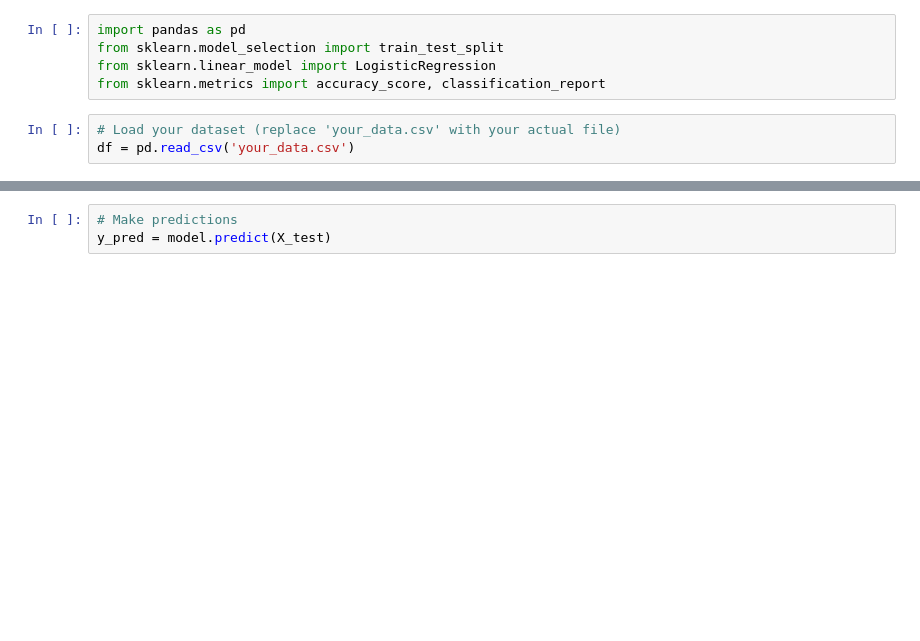
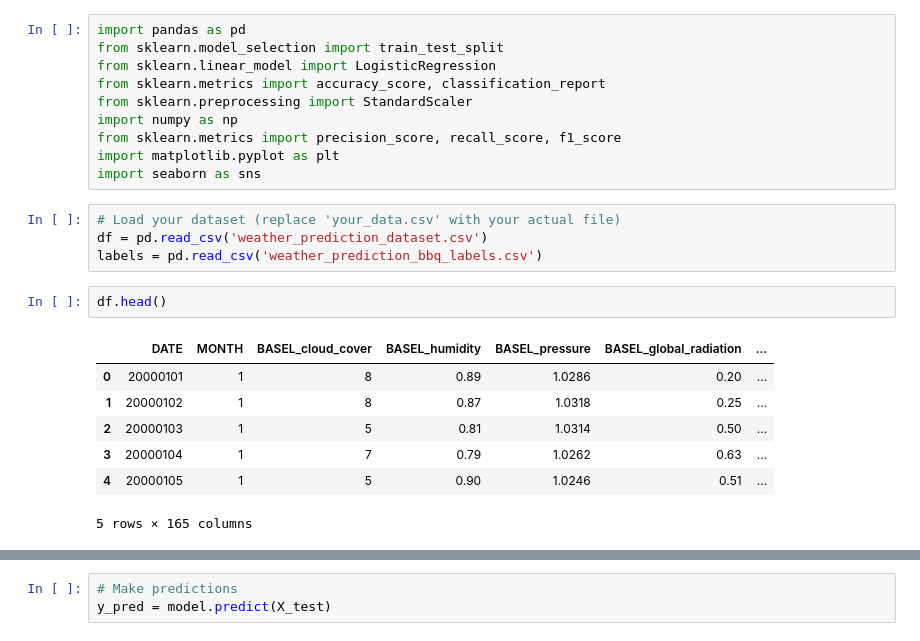
Before and after one commit to kiranch97/ML-AI-Codes, a Jupyter notebook: Logistic_regression_Bengineer_level_code_1.ipynb, the cells around one changed output, grey strips where cells are left out. Saved outputs shown, nothing was run; the diff lists cells and outputs as text; blank space fills up the shorter version.

```diff
--- a/Logistic_regression_Bengineer_level_code_1.ipynb
+++ b/Logistic_regression_Bengineer_level_code_1.ipynb
@@ -5,6 +5,22 @@ import pandas as pd
 from sklearn.model_selection import train_test_split
 from sklearn.linear_model import LogisticRegression
 from sklearn.metrics import accuracy_score, classification_report
+from sklearn.preprocessing import StandardScaler
+import numpy as np
+from sklearn.metrics import precision_score, recall_score, f1_score
+import matplotlib.pyplot as plt
+import seaborn as sns
 # %%
 # Load your dataset (replace 'your_data.csv' with your actual file)
-df = pd.read_csv('your_data.csv')
+df = pd.read_csv('weather_prediction_dataset.csv')
+labels = pd.read_csv('weather_prediction_bbq_labels.csv')
+# %%
+df.head()
+# %% [output]
+|  | DATE | MONTH | BASEL_cloud_cover | BASEL_humidity | BASEL_pressure | BASEL_global_radiation | ... |
+| 0 | 20000101 | 1 | 8 | 0.89 | 1.0286 | 0.20 | ... |
+| 1 | 20000102 | 1 | 8 | 0.87 | 1.0318 | 0.25 | ... |
+| 2 | 20000103 | 1 | 5 | 0.81 | 1.0314 | 0.50 | ... |
+| 3 | 20000104 | 1 | 7 | 0.79 | 1.0262 | 0.63 | ... |
+| 4 | 20000105 | 1 | 5 | 0.90 | 1.0246 | 0.51 | ... |
+5 rows × 165 columns
```
Also changed, not shown: parts of 7 cells of this notebook.
